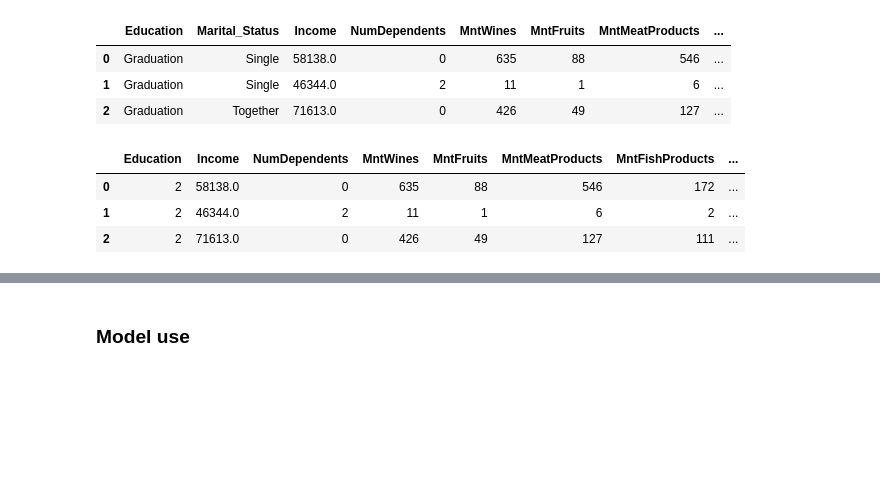
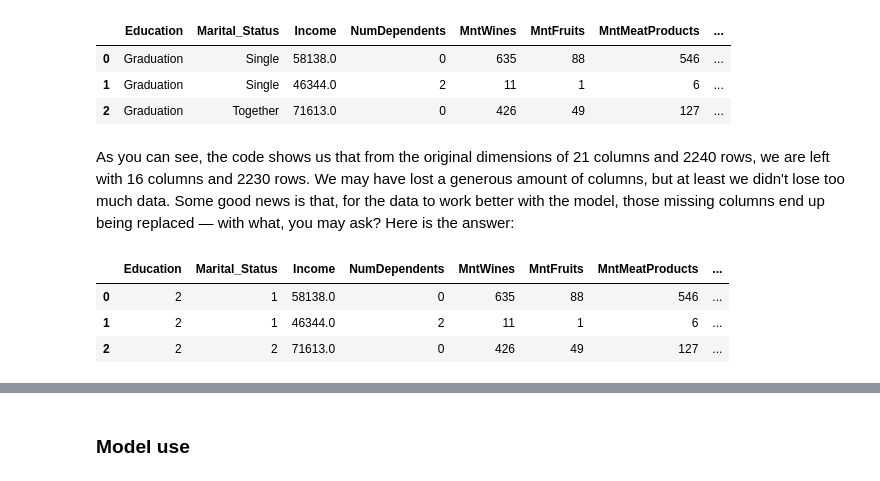
Before and after one commit to monci07/cpa-project, a Jupyter notebook: Notebook.ipynb, the cells around one changed output, grey strips where cells are left out. Drawn from its saved outputs; the diff is of its cells as text; code cells hidden in the pictures; blank space fills up the shorter version.

```diff
--- a/Notebook.ipynb
+++ b/Notebook.ipynb
@@ -497,3 +490,5 @@ df.head(3)
 | 0 | Graduation | Single | 58138.0 | 0 | 635 | 88 | 546 | ... |
 | 1 | Graduation | Single | 46344.0 | 2 | 11 | 1 | 6 | ... |
 | 2 | Graduation | Together | 71613.0 | 0 | 426 | 49 | 127 | ... |
+# %% [markdown]
+As you can see, the code shows us that from the original dimensions of 21 columns and 2240 rows, we are left with 16 columns and 2230 rows. We may have lost a generous amount of columns, but at least we didn't lose too much data. Some good news is that, for the data to work better with the model, those missing columns end up being replaced — with what, you may ask? Here is the answer:
@@ -500,13 +497,15 @@ df.head(3)
 # %%
-enc = OneHotEncoder(handle_unknown='ignore')
-enc.fit(df[['Marital_Status']])
+#enc = OneHotEncoder(handle_unknown='ignore')
+#enc.fit(df[['Marital_Status']])
 df = df.replace(to_replace = ['Basic', 'Graduation', '2n Cycle', 'Master', 'PhD'],
                 value = [1, 2, 3, 4, 5])
-df[enc.get_feature_names_out()] = enc.transform(df[['Marital_Status']]).toarray().astype(int)
-df = df.drop(["Marital_Status"], axis=1)
+df = df.replace(to_replace = ['Single', 'Together', 'Married', 'Divorced', 'Widow'],
+                value = [1, 2, 3, 4, 5])
+#df[enc.get_feature_names_out()] = enc.transform(df[['Marital_Status']]).toarray().astype(int)
+#df = df.drop(["Marital_Status"], axis=1)
 df.head(3)
 # %% [output]
-|  | Education | Income | NumDependents | MntWines | MntFruits | MntMeatProducts | MntFishProducts | ... |
-| 0 | 2 | 58138.0 | 0 | 635 | 88 | 546 | 172 | ... |
-| 1 | 2 | 46344.0 | 2 | 11 | 1 | 6 | 2 | ... |
-| 2 | 2 | 71613.0 | 0 | 426 | 49 | 127 | 111 | ... |
+|  | Education | Marital_Status | Income | NumDependents | MntWines | MntFruits | MntMeatProducts | ... |
+| 0 | 2 | 1 | 58138.0 | 0 | 635 | 88 | 546 | ... |
+| 1 | 2 | 1 | 46344.0 | 2 | 11 | 1 | 6 | ... |
+| 2 | 2 | 2 | 71613.0 | 0 | 426 | 49 | 127 | ... |
```
Also changed, not shown: parts of 15 cells of this notebook.
